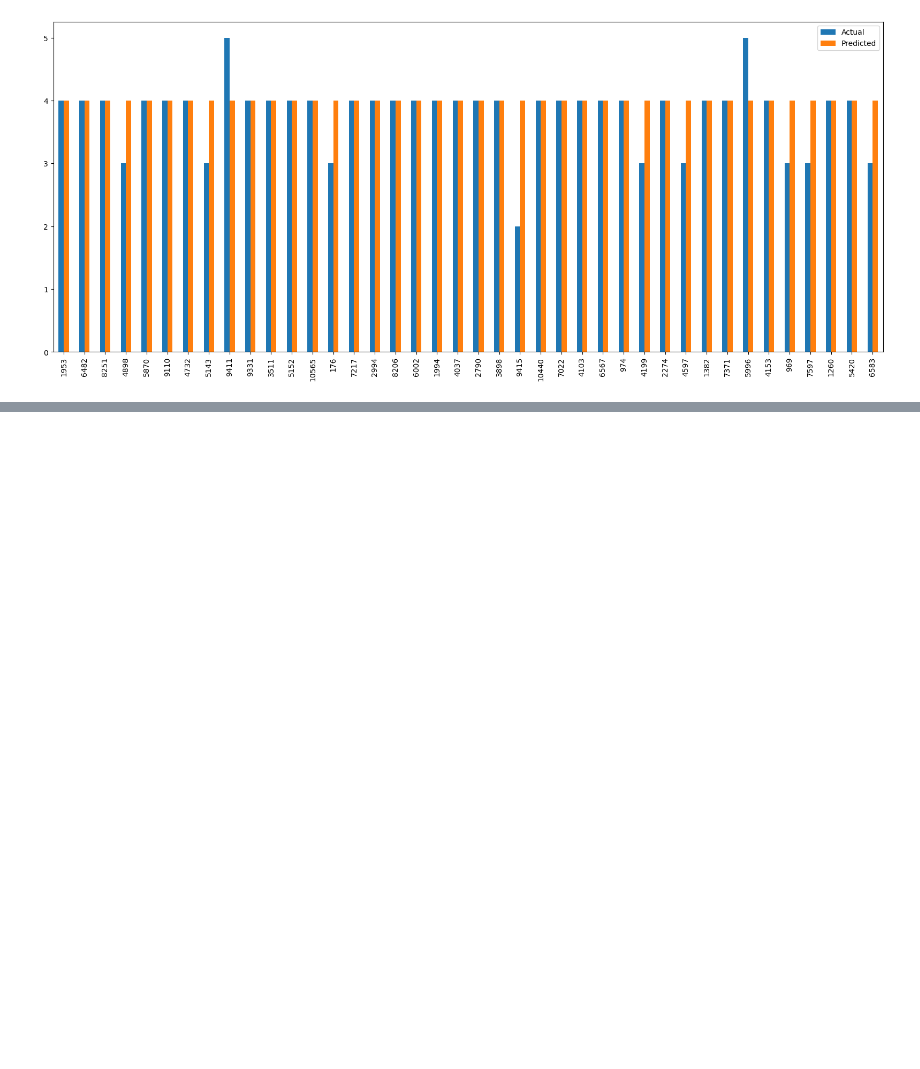
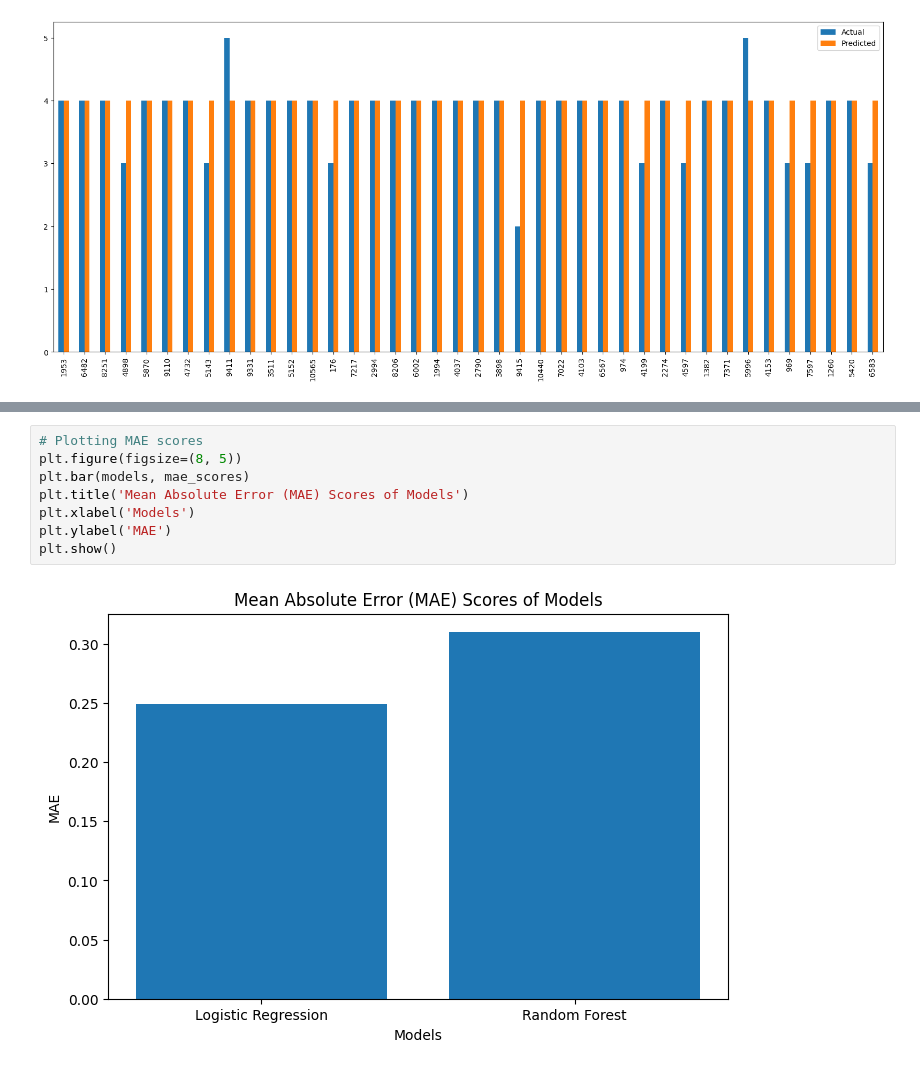
Before and after one commit to Tuwaiq-Data-Science-Bootcamp-V3/Bootcamp-Project-4-Machine-Learning, a Jupyter notebook: MLproject.ipynb, the cells around one changed output, grey strips where cells are left out. Saved outputs shown, nothing was run; the diff lists cells and outputs as text; blank space fills up the shorter version.

```diff
--- a/MLproject.ipynb
+++ b/MLproject.ipynb
@@ -529,0 +555,10 @@ dfReg2[:40].plot(kind = "bar", figsize = (20,8))
+# %%
+# Plotting MAE scores
+plt.figure(figsize=(8, 5))
+plt.bar(models, mae_scores)
+plt.title('Mean Absolute Error (MAE) Scores of Models')
+plt.xlabel('Models')
+plt.ylabel('MAE')
+plt.show()
+# %% [output]
+[figure, added]
```
Also changed, not shown: parts of 6 cells of this notebook, 1 other file.
